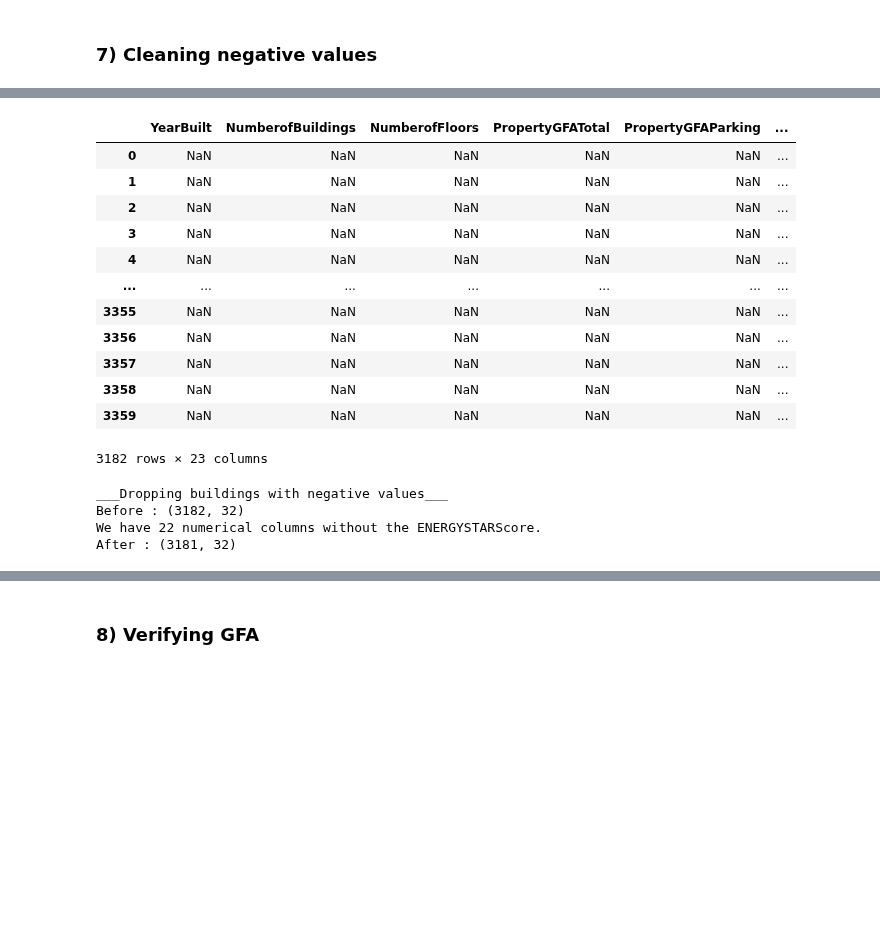
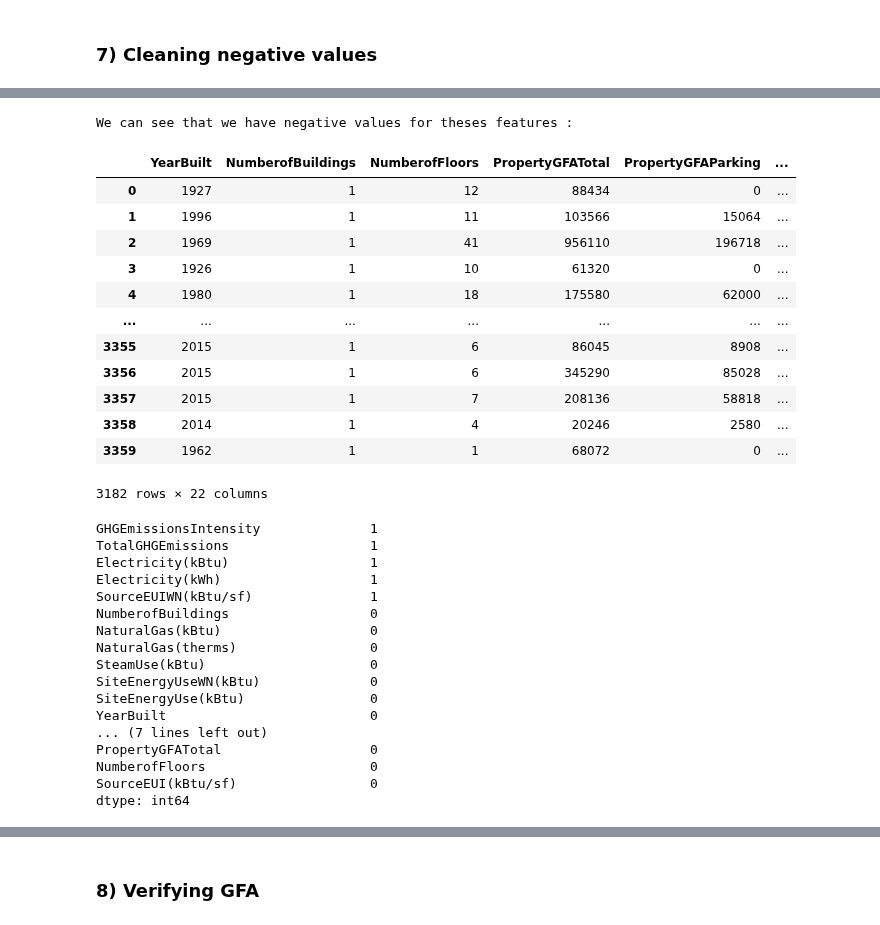
Before and after one commit to oumeima-elgharbi/P4_Data_Science_OpenClassrooms, a Jupyter notebook: P4_01_cleaning.ipynb, the cells around one changed output, grey strips where cells are left out. Saved outputs shown, nothing was run; the diff lists cells and outputs as text; code cells hidden in the pictures; blank space fills up the shorter version.

```diff
--- a/P4_01_cleaning.ipynb
+++ b/P4_01_cleaning.ipynb
@@ -641,23 +601,42 @@ This is the list of features for which we will remove outliers :      OSEBuildin
-# %%
-data_v7[numeric_columns][data_v7[numeric_columns] < 0]
-# %% [output]
-|  | YearBuilt | NumberofBuildings | NumberofFloors | PropertyGFATotal | PropertyGFAParking | ... |
-| 0 | NaN | NaN | NaN | NaN | NaN | ... |
-| 1 | NaN | NaN | NaN | NaN | NaN | ... |
-| 2 | NaN | NaN | NaN | NaN | NaN | ... |
-| 3 | NaN | NaN | NaN | NaN | NaN | ... |
-| 4 | NaN | NaN | NaN | NaN | NaN | ... |
-| ... | ... | ... | ... | ... | ... | ... |
-| 3355 | NaN | NaN | NaN | NaN | NaN | ... |
-| 3356 | NaN | NaN | NaN | NaN | NaN | ... |
-| 3357 | NaN | NaN | NaN | NaN | NaN | ... |
-| 3358 | NaN | NaN | NaN | NaN | NaN | ... |
-| 3359 | NaN | NaN | NaN | NaN | NaN | ... |
-3182 rows × 23 columns
-# %%
-data_v8 = dropping_negative_values(data_v7)  # removes one building
-# %% [output]
-___Dropping buildings with negative values___
-Before : (3182, 32)
-We have 22 numerical columns without the ENERGYSTARScore.
-After : (3181, 32)
+# %%
+print("We can see that we have negative values for theses features : ")
+
+numeric_columns = data_v7.select_dtypes('number').columns
+
+df_numeric = data_v7.loc[:, [x for x in numeric_columns if x not in ['ENERGYSTARScore']]]
+display(df_numeric)
+
+number_negative_values_per_column = df_numeric[df_numeric < 0].count()
+display(number_negative_values_per_column.sort_values(ascending=False))
+# %% [output]
+We can see that we have negative values for theses features :
+|  | YearBuilt | NumberofBuildings | NumberofFloors | PropertyGFATotal | PropertyGFAParking | ... |
+| 0 | 1927 | 1 | 12 | 88434 | 0 | ... |
+| 1 | 1996 | 1 | 11 | 103566 | 15064 | ... |
+| 2 | 1969 | 1 | 41 | 956110 | 196718 | ... |
+| 3 | 1926 | 1 | 10 | 61320 | 0 | ... |
+| 4 | 1980 | 1 | 18 | 175580 | 62000 | ... |
+| ... | ... | ... | ... | ... | ... | ... |
+| 3355 | 2015 | 1 | 6 | 86045 | 8908 | ... |
+| 3356 | 2015 | 1 | 6 | 345290 | 85028 | ... |
+| 3357 | 2015 | 1 | 7 | 208136 | 58818 | ... |
+| 3358 | 2014 | 1 | 4 | 20246 | 2580 | ... |
+| 3359 | 1962 | 1 | 1 | 68072 | 0 | ... |
+3182 rows × 22 columns
+GHGEmissionsIntensity              1
+TotalGHGEmissions                  1
+Electricity(kBtu)                  1
+Electricity(kWh)                   1
+SourceEUIWN(kBtu/sf)               1
+NumberofBuildings                  0
+NaturalGas(kBtu)                   0
+NaturalGas(therms)                 0
+SteamUse(kBtu)                     0
+SiteEnergyUseWN(kBtu)              0
+SiteEnergyUse(kBtu)                0
+YearBuilt                          0
+... (7 lines left out)
+PropertyGFATotal                   0
+NumberofFloors                     0
+SourceEUI(kBtu/sf)                 0
+dtype: int64
```
Also changed, not shown: parts of 38 cells of this notebook, 9 other files.
